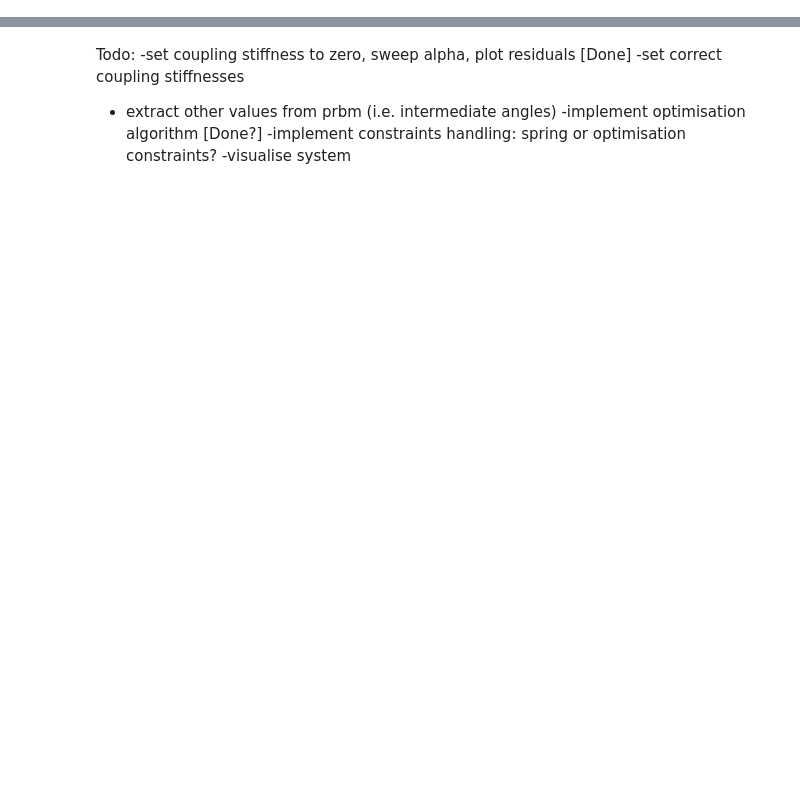
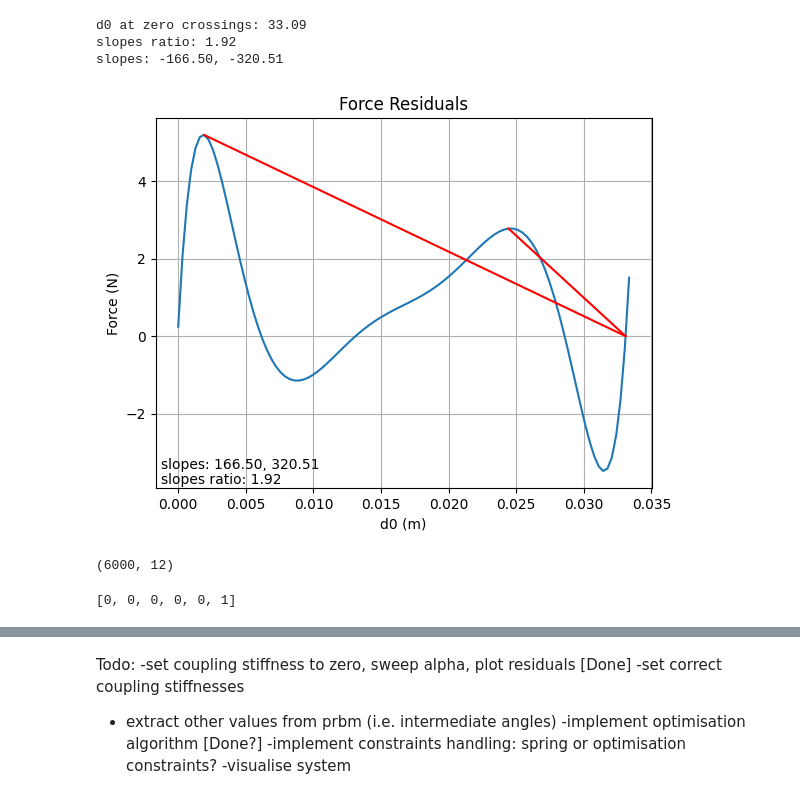
Before and after one commit to TheOneAndEoinlee/Thesis, a Jupyter notebook: Notebooks/PRBM_complete.ipynb, the cells around one changed output, grey strips where cells are left out. Cells and saved outputs as stored; diff of their text form; code cells hidden in the pictures; blank space fills up the shorter version.

```diff
--- a/Notebooks/PRBM_complete.ipynb
+++ b/Notebooks/PRBM_complete.ipynb
@@ -25,7 +18,7 @@ Lf2 = 4e-3 #length of the flexure on signal routing and bistable beams
 Lr1 = 35e-3 #length of the rigid link on end effector
 Lr2 = 24e-3 #length of the rigid link on bistable beams
 Lr3 = 35e-3 #length of the rigid link on signal routing
-Lr4 = 80e-3 #length of the rigid link on bifurcation
+Lr4 = 60e-3 #length of the rigid link on bifurcation
 Ls1 = 6e-3 #length of the support on bistable beams
 ts1 = 2e-3 #thickness of the support on bistable beams
 Lsignal = 6e-3 #length of the signal routing spring leg
@@ -33,7 +26,7 @@ Lsignal = 6e-3 #length of the signal routing spring leg
 alpha0 = 24*np.pi/180 #initial angle of the end effector
 beta0 = 8*np.pi/180 #initial angle of the bistable beams
 gamma0 = 30*np.pi/180 #initial angle of the signal routing
-theta0 = 2.5*np.pi/180 #initial angle of the bifurcation
+theta0 = 1*np.pi/180 #initial angle of the bifurcation
 
 kf1 = E*b*t**3/12/Lf1
 kf2 = E*b*t**3/12/Lf2
@@ -42,8 +35,8 @@ kf4 = E*b*t**3/12/Lf1
 
 C1 = E*b*ts1**3/Ls1**3 #bistable support stiffness
 C2 = 2*E*b*t**3/Lr2**3 #signal routing guiding stiffness
-C3 = 0.5*E*b*t**3/Lsignal**3/6 #signal routing stiffness
-C4 = 5000 #bifurcation support stiffness
+C3 = 0.2*E*b*t**3/Lsignal**3/6 #signal routing stiffness
+C4 = 500000 #bifurcation support stiffness
 
 #todo fix these values
 
@@ -51,7 +44,7 @@ K1 = 0
 K2 = 0
 K3 = 0
 
-tog_offset = 2e-3
+tog_offset = 3e-3
 
 params = {
     'L1': Lr1+Lf1,'L2': Lr2+Lf2,'L3': Lr3+Lf2,'L4': Lr4+Lf1,
@@ -177,0 +174,35 @@ slopes: -6.23, -13.73
+# %%
+params['K1'] = 0
+params['K2'] = 0
+params['K3'] = 0
+config = [0]
+system = System(config,params)
+d6max = 33e-3
+thetamax = np.arcsin(d6max/params['L4'])
+system.set_bounds(system.alphalb,system.alphaub,thetamax,thetamax)
+
+bub = np.copy(system.bounds.ub)
+blb = np.copy(system.bounds.lb)
+
+
+
+for i,alpha in enumerate(alpha_range):
+    #update the bounds
+    blb[0] = alpha
+    bub[0] = alpha
+
+    system.bounds.ub = bub
+    system.bounds.lb = blb
+    #solve for the equilivrium state
+    system.solve_equilibrium()
+
+    #get the force residuals
+    force_residuals[i] = system.compute_force_residuals()
+    state_vectors[i] = system.state_vector
+# %%
+plot_force_residuals(force_residuals)
+# %% [output]
+d0 at zero crossings: 33.09
+slopes ratio: 1.92
+slopes: -166.50, -320.51
+[figure, added]
@@ -178 +242,9 @@ slopes: -6.23, -13.73
+# %%
+results.shape
+# %% [output]
+(6000, 12)
+# %%
+config
+# %% [output]
+[0, 0, 0, 0, 0, 1]
 # %%
```
Also changed, not shown: parts of 28 cells of this notebook, 7 other files.
